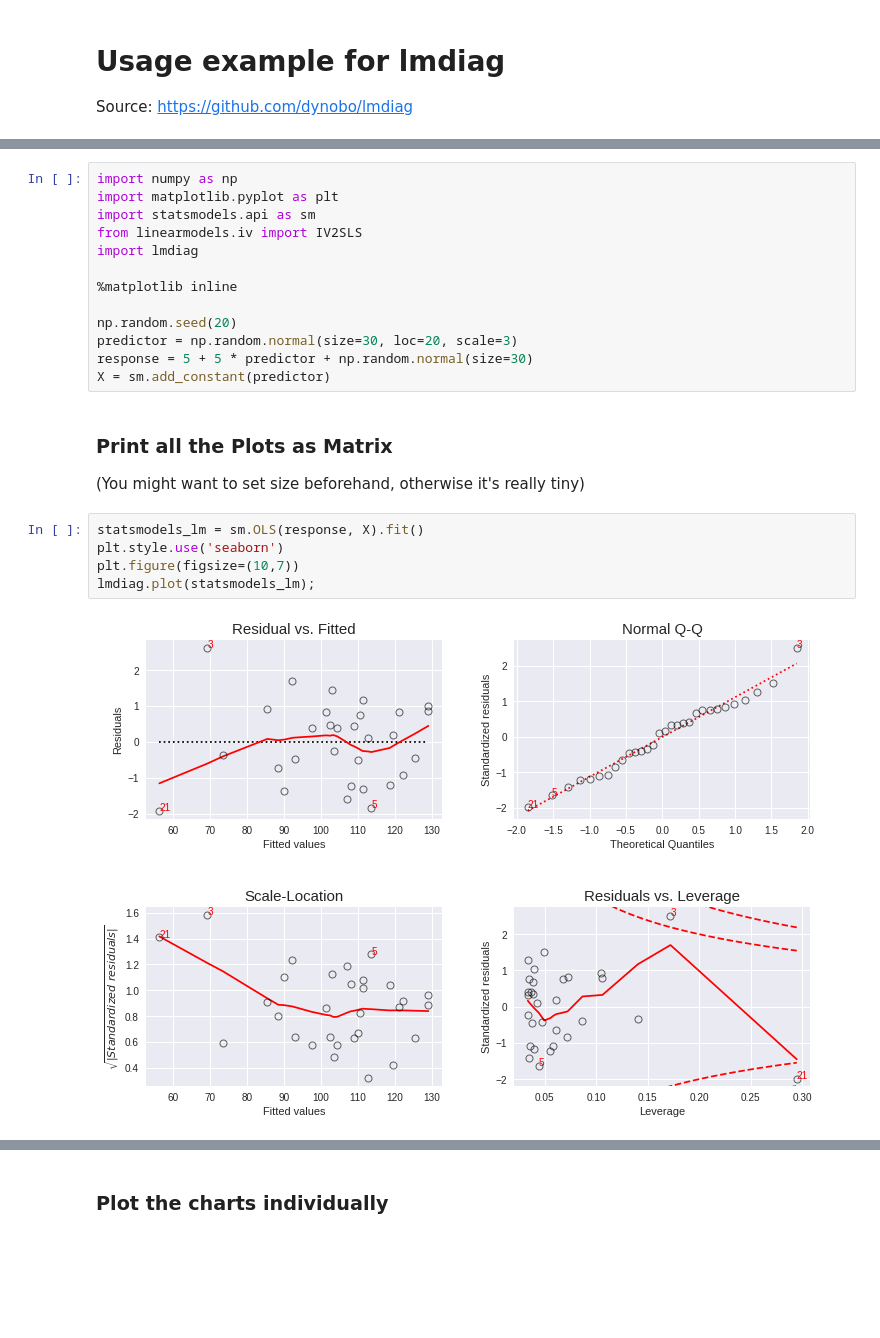
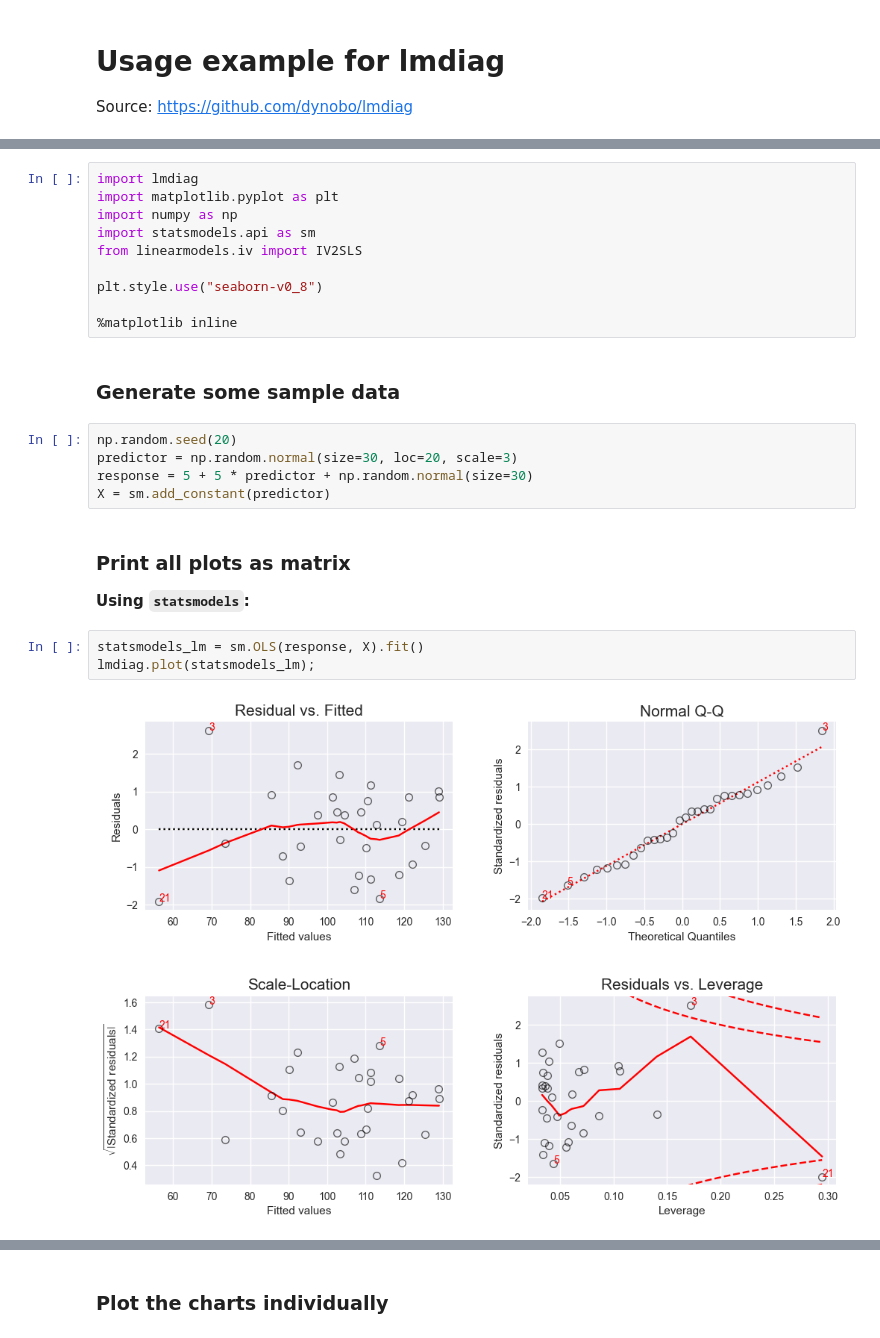
Before and after one commit to dynobo/lmdiag, a Jupyter notebook: example.ipynb, the cells around one changed output, grey strips where cells are left out. Cells and saved outputs as stored; diff of their text form; blank space fills up the shorter version.

Commit message:
feat: refactor plotting
- Use matplotlib's oop api and return figures (for post-plotting
modifications)
- Small visual improvements

```diff
--- a/example.ipynb
+++ b/example.ipynb
@@ -6,24 +6,27 @@ Source: https://github.com/dynobo/lmdiag
+# %%
+import lmdiag
+import matplotlib.pyplot as plt
+import numpy as np
+import statsmodels.api as sm
+from linearmodels.iv import IV2SLS
+
+plt.style.use("seaborn-v0_8")
+
+%matplotlib inline
+# %% [markdown]
+### Generate some sample data
 # %%
-import numpy as np
-import matplotlib.pyplot as plt
-import statsmodels.api as sm
-from linearmodels.iv import IV2SLS
-import lmdiag
-
-%matplotlib inline
-
 np.random.seed(20)
 predictor = np.random.normal(size=30, loc=20, scale=3)
 response = 5 + 5 * predictor + np.random.normal(size=30)
 X = sm.add_constant(predictor)
-# %% [markdown]
-### Print all the Plots as Matrix
-(You might want to set size beforehand, otherwise it's really tiny)
+# %% [markdown]
+### Print all plots as matrix
+
+**Using `statsmodels`:**
 # %%
 statsmodels_lm = sm.OLS(response, X).fit()
-plt.style.use('seaborn')
-plt.figure(figsize=(10,7))
 lmdiag.plot(statsmodels_lm);
 # %% [output]
-[figure, old version]
+[figure, new version]
 # %% [markdown]
```
Also changed, not shown: parts of 9 cells of this notebook, 8 other files.
